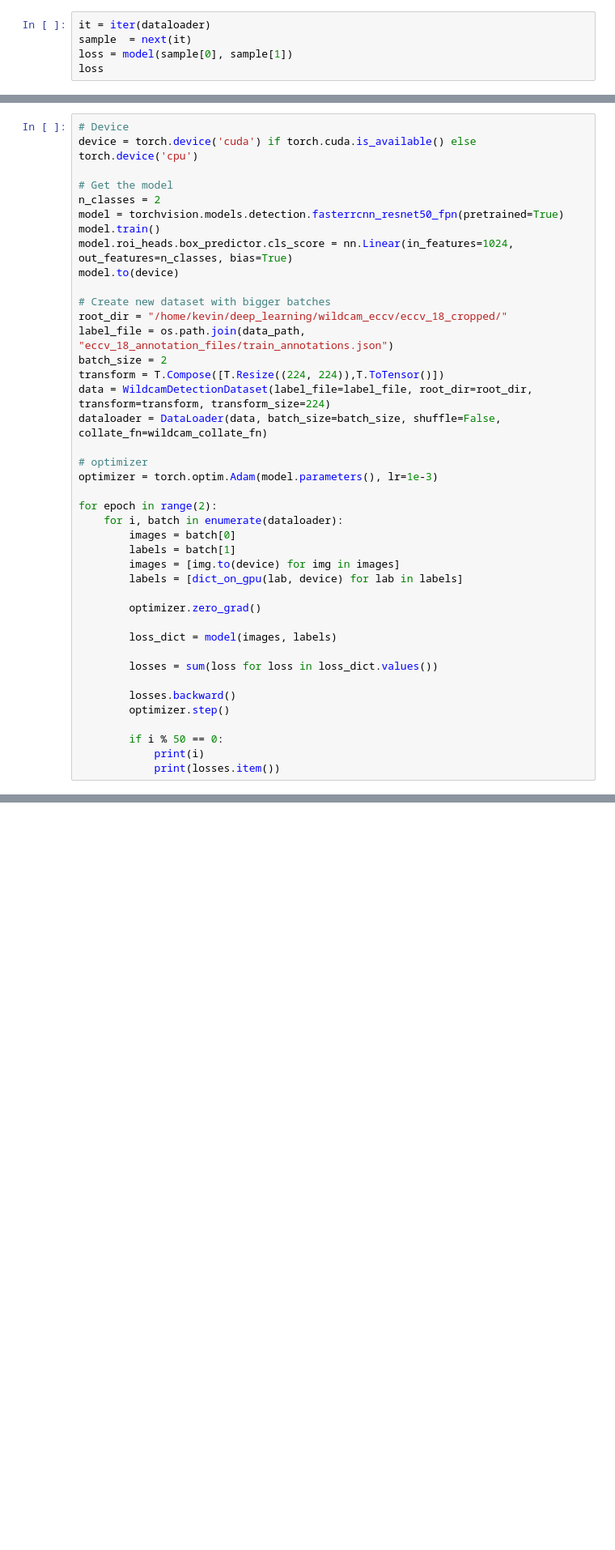
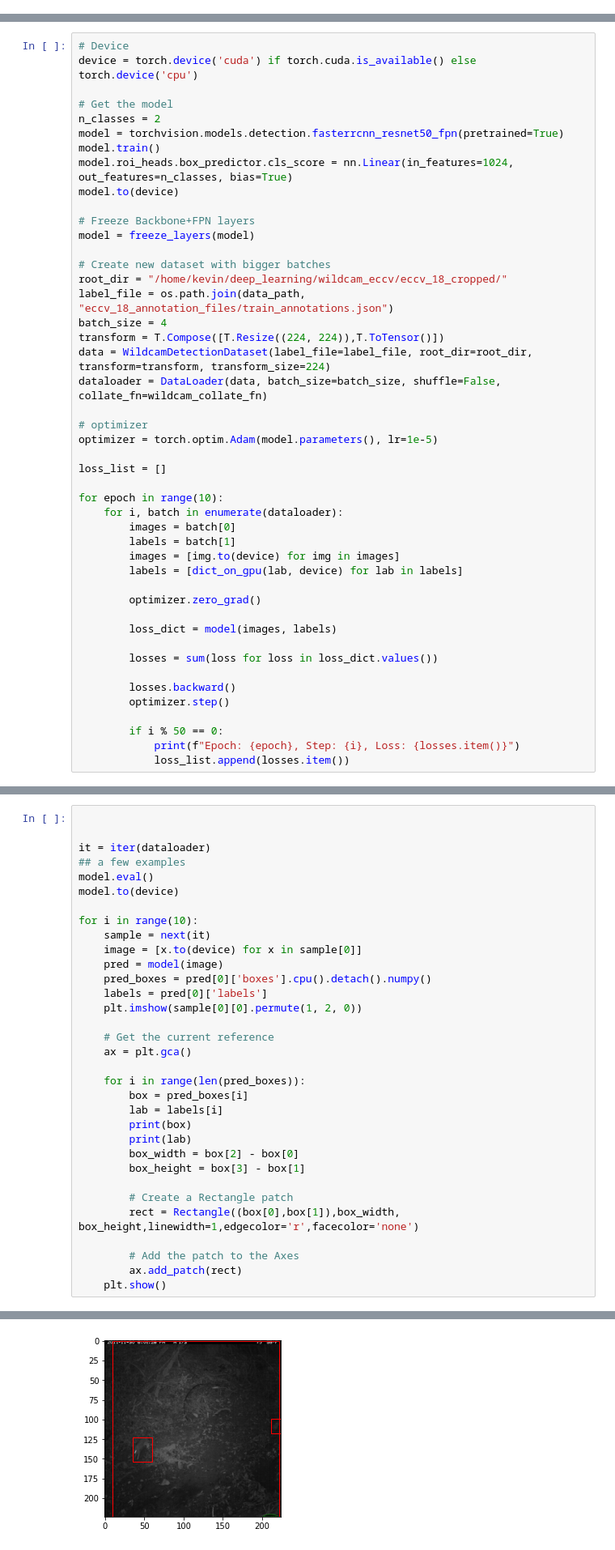
Before and after one commit to KevinMenden/image-detection, a Jupyter notebook: animal_detection/animal_detection_prototyping.ipynb, the cells around one changed output, grey strips where cells are left out. Shown at 81% size. Cells and saved outputs as stored; diff of their text form; blank space fills up the shorter version.

Commit message:
freeze backbone and FPN layers

```diff
--- a/animal_detection/animal_detection_prototyping.ipynb
+++ b/animal_detection/animal_detection_prototyping.ipynb
@@ -130,5 +105,0 @@ model.roi_heads.box_predictor.cls_score = nn.Linear(in_features=1024, out_featur
-# %%
-it = iter(dataloader)
-sample  = next(it)
-loss = model(sample[0], sample[1])
-loss
@@ -265,18 +137,23 @@ model.train()
 model.roi_heads.box_predictor.cls_score = nn.Linear(in_features=1024, out_features=n_classes, bias=True)
 model.to(device)
 
+# Freeze Backbone+FPN layers
+model = freeze_layers(model)
+
 # Create new dataset with bigger batches
 root_dir = "/home/kevin/deep_learning/wildcam_eccv/eccv_18_cropped/"
 label_file = os.path.join(data_path, "eccv_18_annotation_files/train_annotations.json")
-batch_size = 2
+batch_size = 4
 transform = T.Compose([T.Resize((224, 224)),T.ToTensor()])
 data = WildcamDetectionDataset(label_file=label_file, root_dir=root_dir, transform=transform, transform_size=224)
 dataloader = DataLoader(data, batch_size=batch_size, shuffle=False, collate_fn=wildcam_collate_fn)
 
 # optimizer
-optimizer = torch.optim.Adam(model.parameters(), lr=1e-3)
+optimizer = torch.optim.Adam(model.parameters(), lr=1e-5)
 
-for epoch in range(2):
+loss_list = []
+
+for epoch in range(10):
     for i, batch in enumerate(dataloader):
         images = batch[0]
         labels = batch[1]
@@ -293,6 +170,6 @@ for epoch in range(2):
         optimizer.step()
 
         if i % 50 == 0:
-            print(i)
-            print(losses.item())
+            print(f"Epoch: {epoch}, Step: {i}, Loss: {losses.item()}")
+            loss_list.append(losses.item())
 # %% [output]
@@ -302,0 +180,34 @@ for epoch in range(2):
+# %%
+
+
+it = iter(dataloader)
+## a few examples
+model.eval()
+model.to(device)
+
+for i in range(10):
+    sample = next(it)
+    image = [x.to(device) for x in sample[0]]
+    pred = model(image)
+    pred_boxes = pred[0]['boxes'].cpu().detach().numpy()
+    labels = pred[0]['labels']
+    plt.imshow(sample[0][0].permute(1, 2, 0))
+
+    # Get the current reference
+    ax = plt.gca()
+
+    for i in range(len(pred_boxes)):
+        box = pred_boxes[i]
+        lab = labels[i]
+        print(box)
+        print(lab)
+        box_width = box[2] - box[0]
+        box_height = box[3] - box[1]
+
+        # Create a Rectangle patch
+        rect = Rectangle((box[0],box[1]),box_width, box_height,linewidth=1,edgecolor='r',facecolor='none')
+
+        # Add the patch to the Axes
+        ax.add_patch(rect)
+    plt.show()
+# %% [output]
@@ -302,0 +220 @@ for epoch in range(2):
+[figure, added]
```
Also changed, not shown: parts of 13 cells of this notebook.
